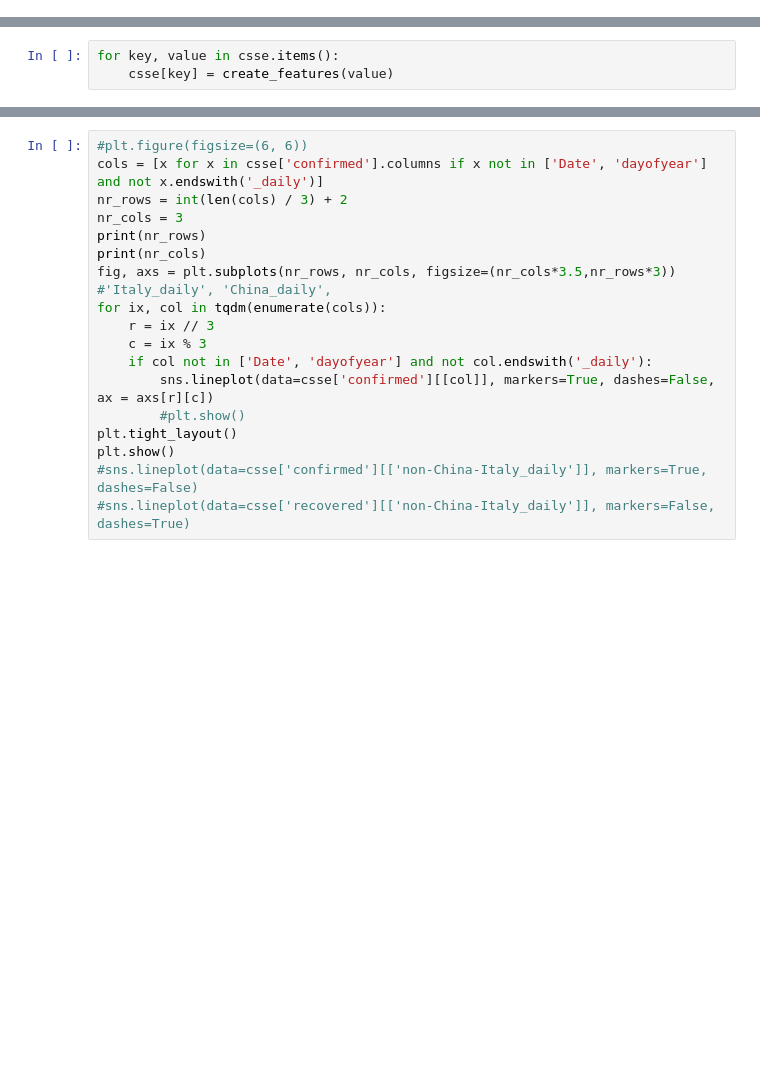
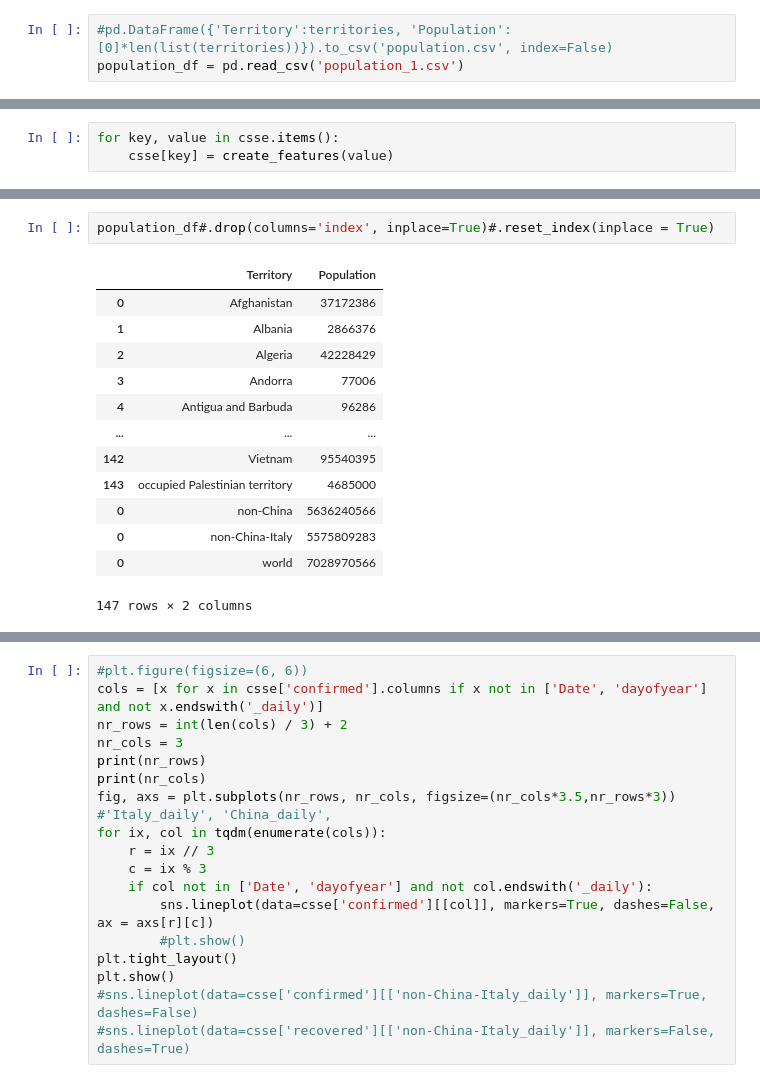
Before and after one commit to bleand/covid-19, a Jupyter notebook: Untitled.ipynb, the cells around one changed output, grey strips where cells are left out. Drawn from its saved outputs; the diff is of its cells as text; blank space fills up the shorter version.

```diff
--- a/Untitled.ipynb
+++ b/Untitled.ipynb
@@ -41,6 +72,9 @@ for key, value in csse.items():
     #csse[key] = csse[key].iloc[0:len(csse[key])-1]
 # %%
 territories = csse['confirmed'].columns
+# %%
+#pd.DataFrame({'Territory':territories, 'Population':[0]*len(list(territories))}).to_csv('population.csv', index=False)
+population_df = pd.read_csv('population_1.csv')
 # %%
 for key, value in csse.items():
     print(value.shape)
@@ -125,0 +177,16 @@ ax.set(xlabel='Days since 548th infected', ylabel='Change on the number of infec
+# %%
+population_df#.drop(columns='index', inplace=True)#.reset_index(inplace = True)
+# %% [output]
+|  | Territory | Population |
+| 0 | Afghanistan | 37172386 |
+| 1 | Albania | 2866376 |
+| 2 | Algeria | 42228429 |
+| 3 | Andorra | 77006 |
+| 4 | Antigua and Barbuda | 96286 |
+| ... | ... | ... |
+| 142 | Vietnam | 95540395 |
+| 143 | occupied Palestinian territory | 4685000 |
+| 0 | non-China | 5636240566 |
+| 0 | non-China-Italy | 5575809283 |
+| 0 | world | 7028970566 |
+147 rows × 2 columns
```
Also changed, not shown: parts of 13 cells of this notebook, 1 other file.
